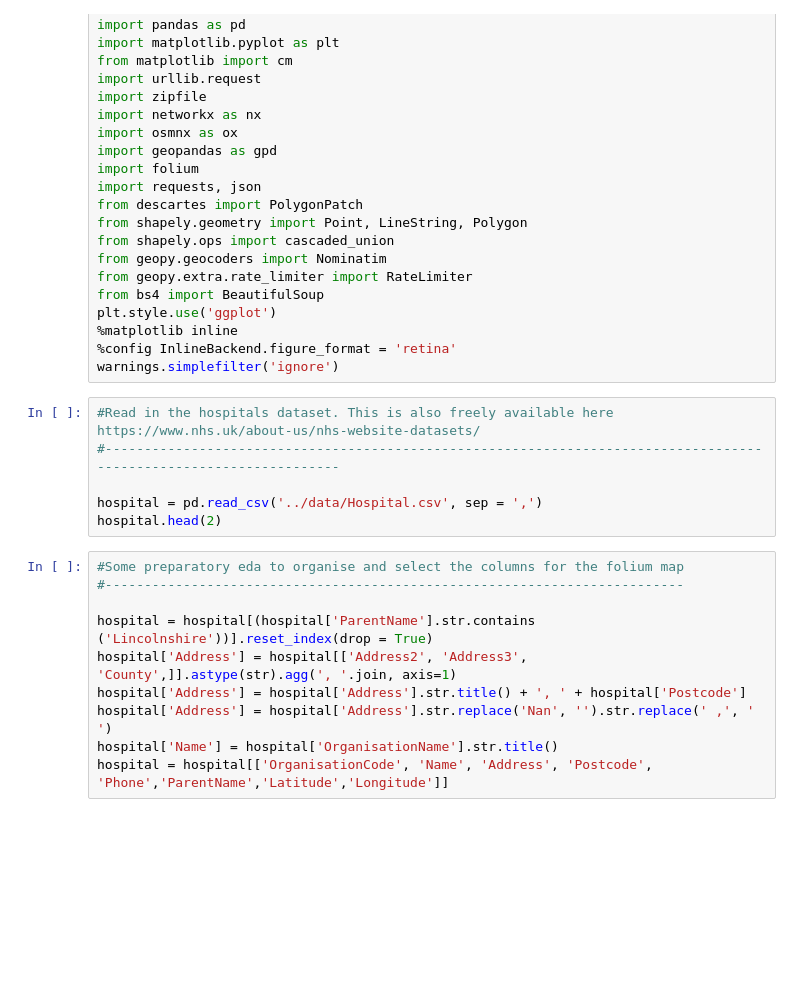
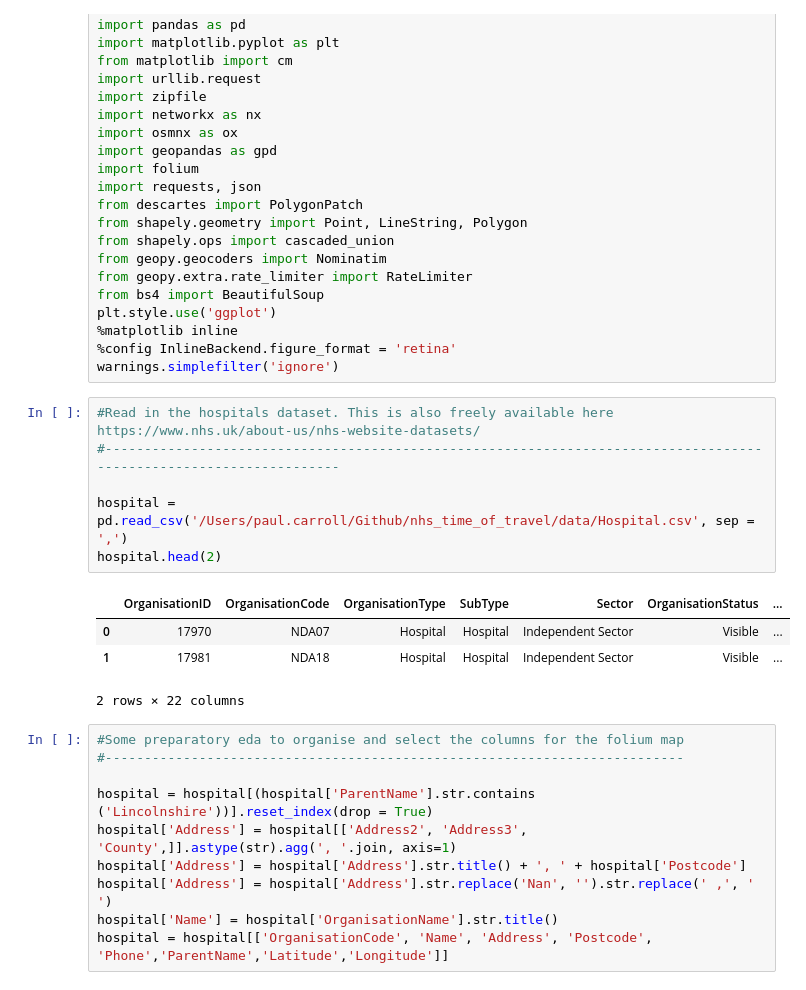
Before and after one commit to nhsx/nhs_time_of_travel, a Jupyter notebook: a&e.ipynb, the cells around one changed output. Saved outputs shown, nothing was run; the diff lists cells and outputs as text; blank space fills up the shorter version.

```diff
--- a/a&e.ipynb
+++ b/a&e.ipynb
@@ -27,9 +27,14 @@ warnings.simplefilter('ignore')
 # %%
 #Read in the hospitals dataset. This is also freely available here https://www.nhs.uk/about-us/nhs-website-datasets/
 #-------------------------------------------------------------------------------------------------------------------
 
-hospital = pd.read_csv('../data/Hospital.csv', sep = ',')
+hospital = pd.read_csv('/Users/paul.carroll/Github/nhs_time_of_travel/data/Hospital.csv', sep = ',')
 hospital.head(2)
+# %% [output]
+|  | OrganisationID | OrganisationCode | OrganisationType | SubType | Sector | OrganisationStatus | ... |
+| 0 | 17970 | NDA07 | Hospital | Hospital | Independent Sector | Visible | ... |
+| 1 | 17981 | NDA18 | Hospital | Hospital | Independent Sector | Visible | ... |
+2 rows × 22 columns
 # %%
 #Some preparatory eda to organise and select the columns for the folium map
 #--------------------------------------------------------------------------
```
Also changed, not shown: parts of 6 cells of this notebook.
